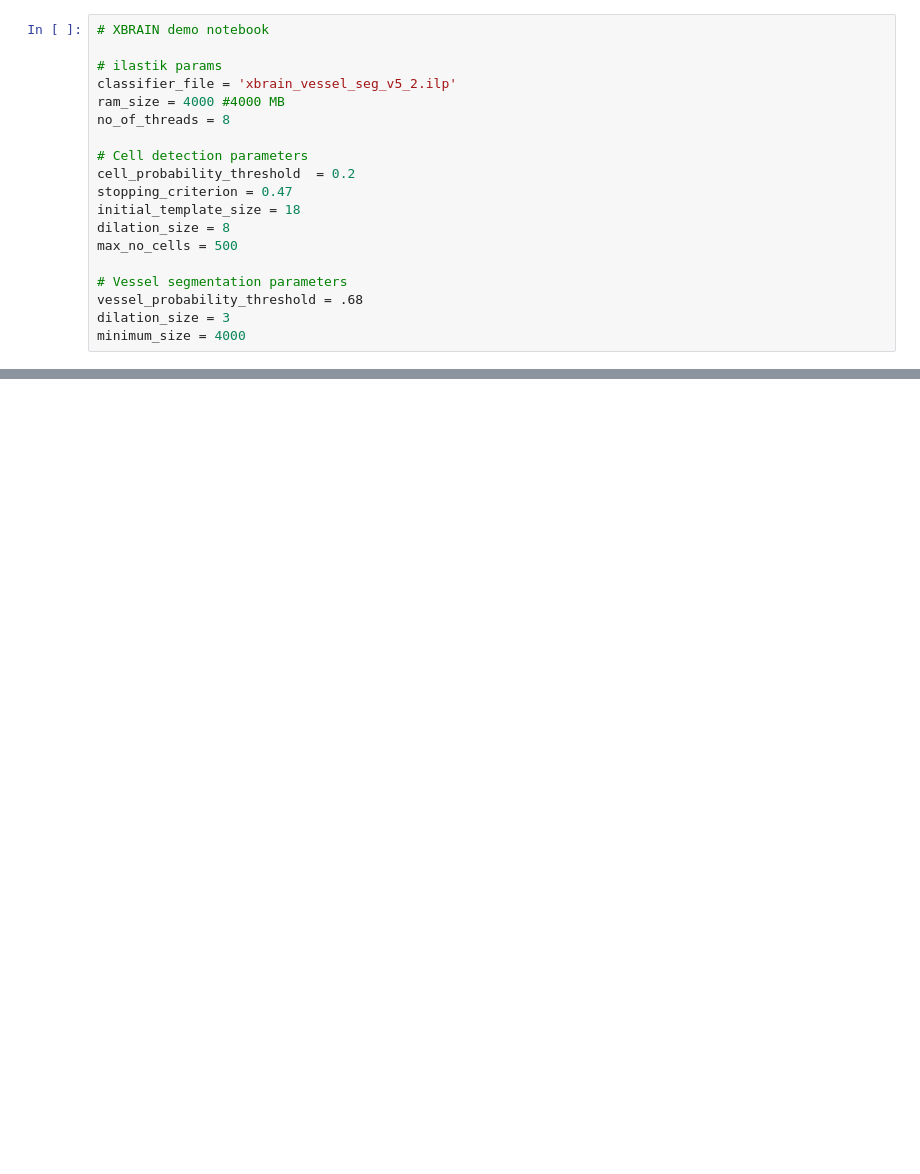
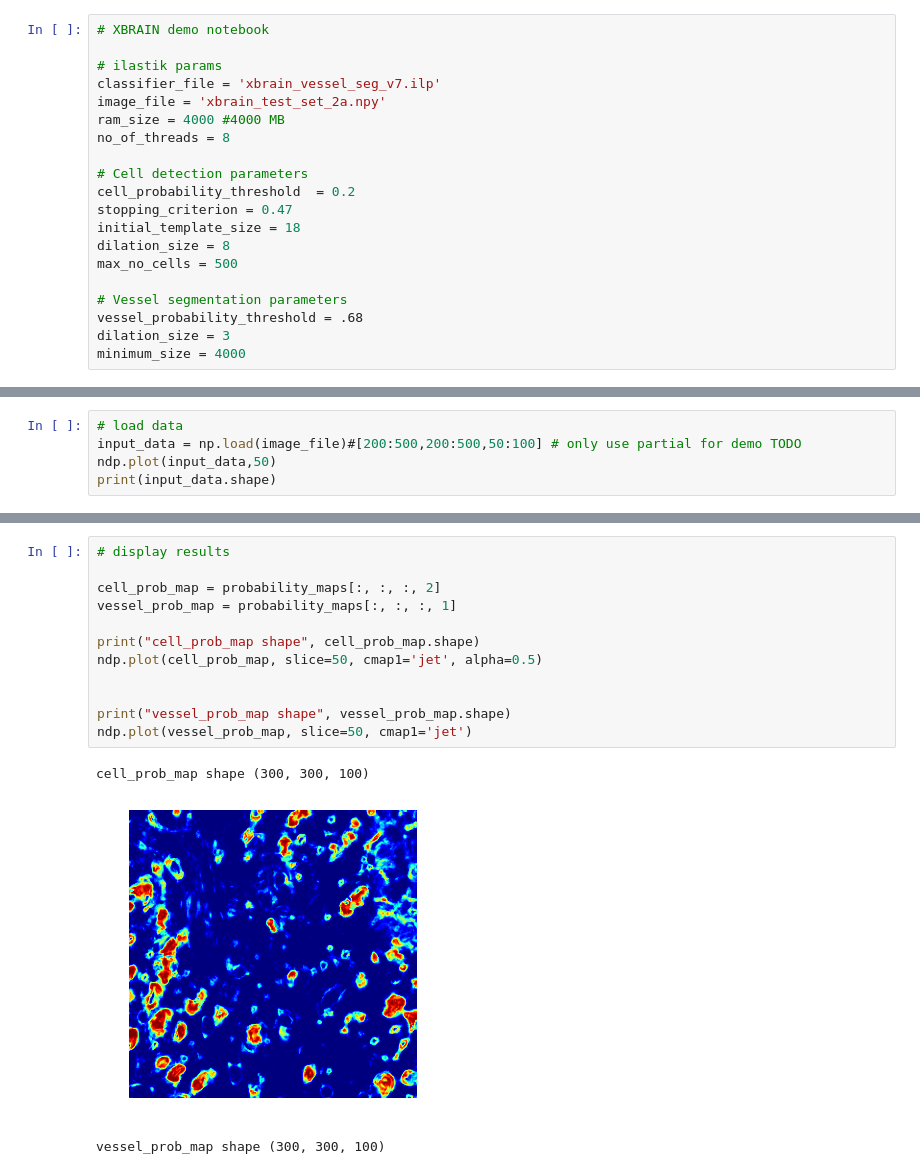
Before and after one commit to nerdslab/xbrain-dvid, a Jupyter notebook: demo/xbrain-demo.ipynb, the cells around one changed output, grey strips where cells are left out. Drawn from its saved outputs; the diff is of its cells as text; blank space fills up the shorter version.

Commit message:
working end to end demo
Former-commit-id: e9c416eb26293f8dac64b1fc2df952caa619968e

```diff
--- a/demo/xbrain-demo.ipynb
+++ b/demo/xbrain-demo.ipynb
@@ -2,7 +2,8 @@
 # XBRAIN demo notebook
 
 # ilastik params
-classifier_file = 'xbrain_vessel_seg_v5_2.ilp'
+classifier_file = 'xbrain_vessel_seg_v7.ilp'
+image_file = 'xbrain_test_set_2a.npy'
 ram_size = 4000 #4000 MB
 no_of_threads = 8
 
@@ -33,0 +28,5 @@ ndp.plot(input_data,50)
+# %%
+# load data
+input_data = np.load(image_file)#[200:500,200:500,50:100] # only use partial for demo TODO
+ndp.plot(input_data,50)
+print(input_data.shape)
@@ -197,0 +71,16 @@ NameError: name 'importFromPath' is not defined
+# %%
+# display results
+
+cell_prob_map = probability_maps[:, :, :, 2]
+vessel_prob_map = probability_maps[:, :, :, 1]
+
+print("cell_prob_map shape", cell_prob_map.shape)
+ndp.plot(cell_prob_map, slice=50, cmap1='jet', alpha=0.5)
+
+
+print("vessel_prob_map shape", vessel_prob_map.shape)
+ndp.plot(vessel_prob_map, slice=50, cmap1='jet')
+# %% [output]
+cell_prob_map shape (300, 300, 100)
+[figure, added]
+vessel_prob_map shape (300, 300, 100)
```
Also changed, not shown: parts of 12 cells of this notebook, 4 other files.
